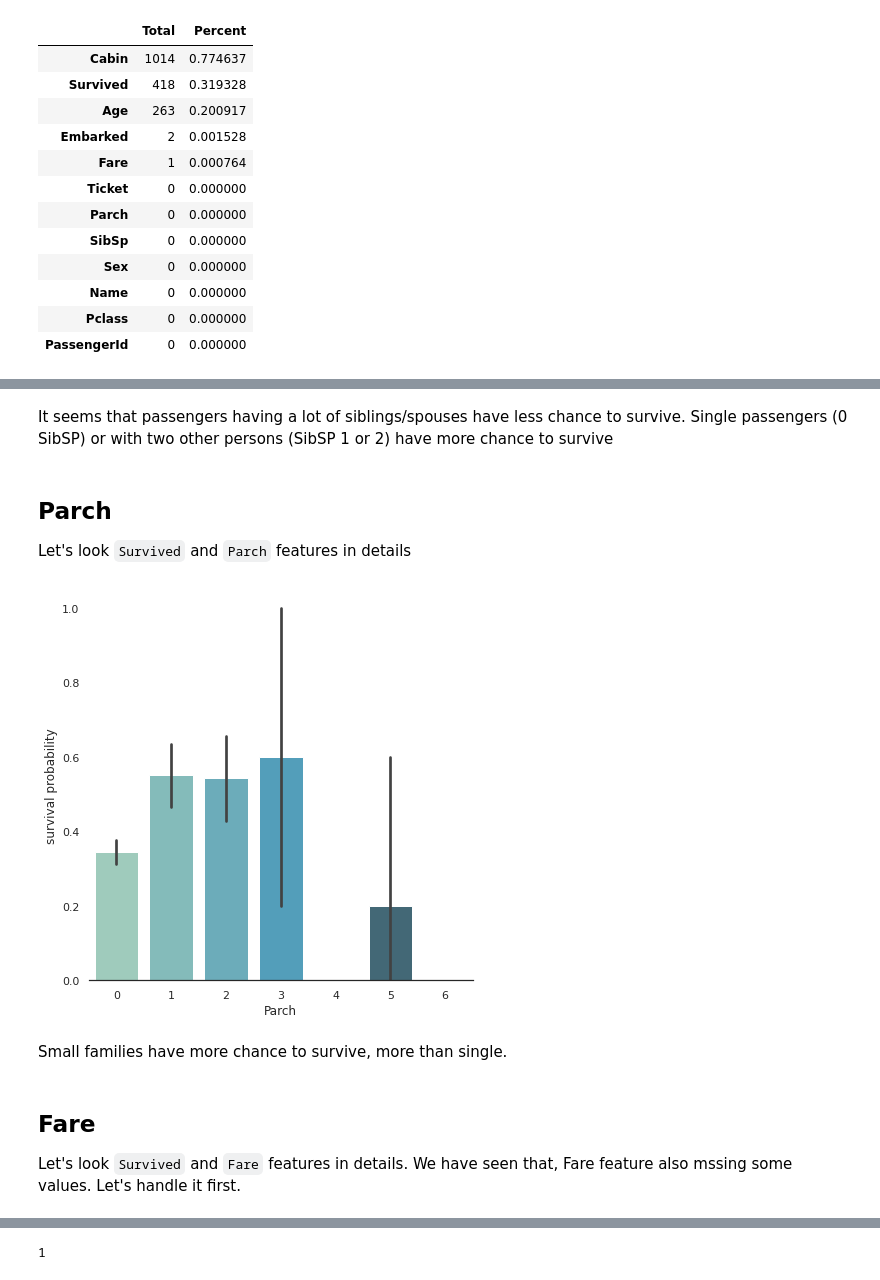
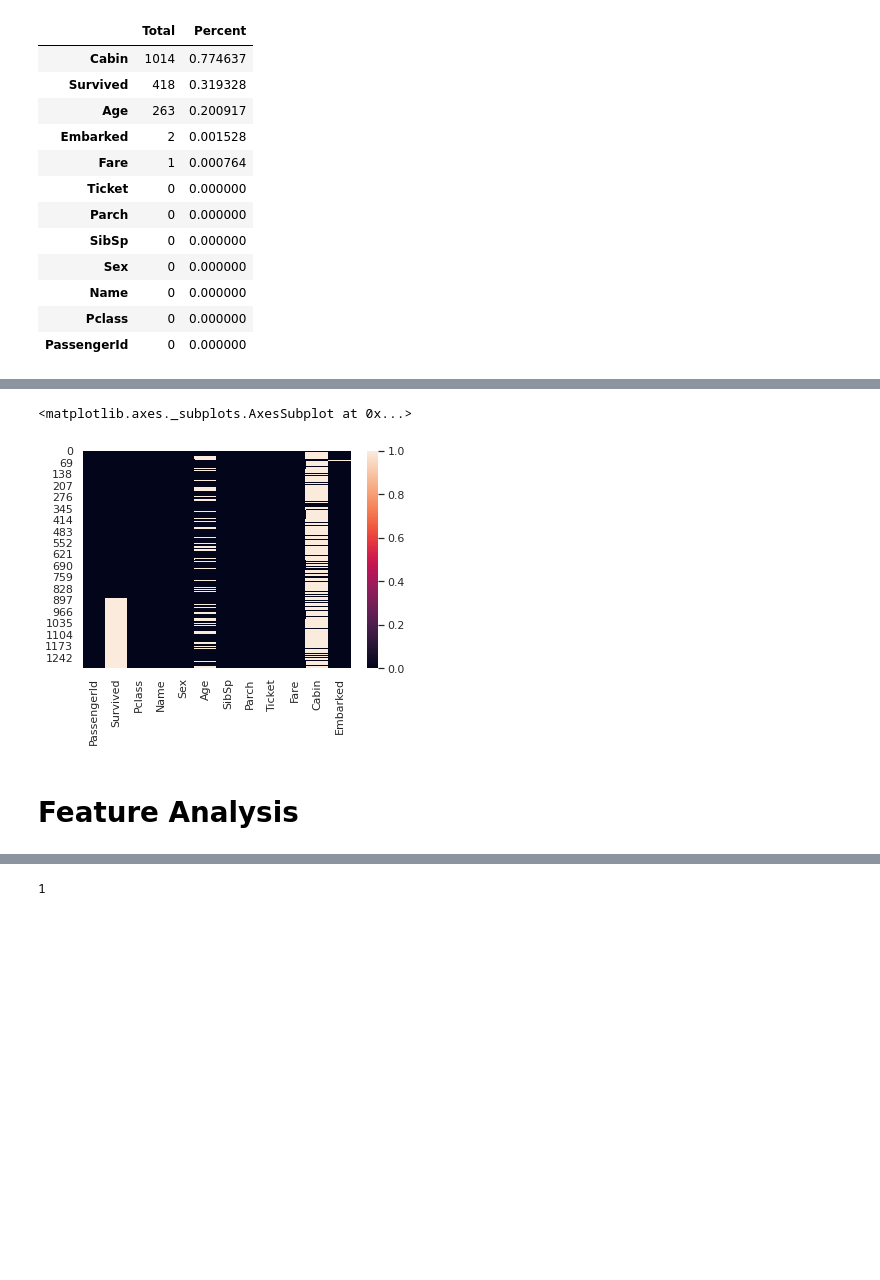
Before and after one commit to nikit34/training_DS, a Jupyter notebook: kaggle_titanic.ipynb, the cells around one changed output, grey strips where cells are left out. Drawn from its saved outputs; the diff is of its cells as text; code cells hidden in the pictures; blank space fills up the shorter version.

```diff
--- a/kaggle_titanic.ipynb
+++ b/kaggle_titanic.ipynb
@@ -478,21 +152,7 @@ Sib_Sur = Sib_Sur.set_ylabels("survival probability")
-# %% [markdown]
-It seems that passengers having a lot of siblings/spouses have less chance to survive.
-Single passengers (0 SibSP) or with two other persons (SibSP 1 or 2) have more chance to survive
-# %% [markdown]
-## Parch
-Let's look `Survived` and `Parch` features in details
-# %%
-# Explore Parch feature vs Survived
-# We'll use factorplot to analysis
-Sur_Par = sns.factorplot(x="Parch",y="Survived",data=train,
-                         kind="bar", size = 6 , palette = "GnBu_d")
-
-Sur_Par.despine(left=True)
-Sur_Par = Sur_Par.set_ylabels("survival probability")
-# %% [output]
-[figure, removed]
-# %% [markdown]
-Small families have more chance to survive, more than single.
-# %% [markdown]
-## Fare
-Let's look `Survived` and `Fare` features in details. We have seen that, Fare feature also mssing some values. Let's handle it first.
+# %%
+sns.heatmap(dataset.isnull())
+# %% [output]
+<matplotlib.axes._subplots.AxesSubplot at 0x...>
+[figure, added]
+# %% [markdown]
+# Feature Analysis
```
Also changed, not shown: parts of 170 cells of this notebook.
